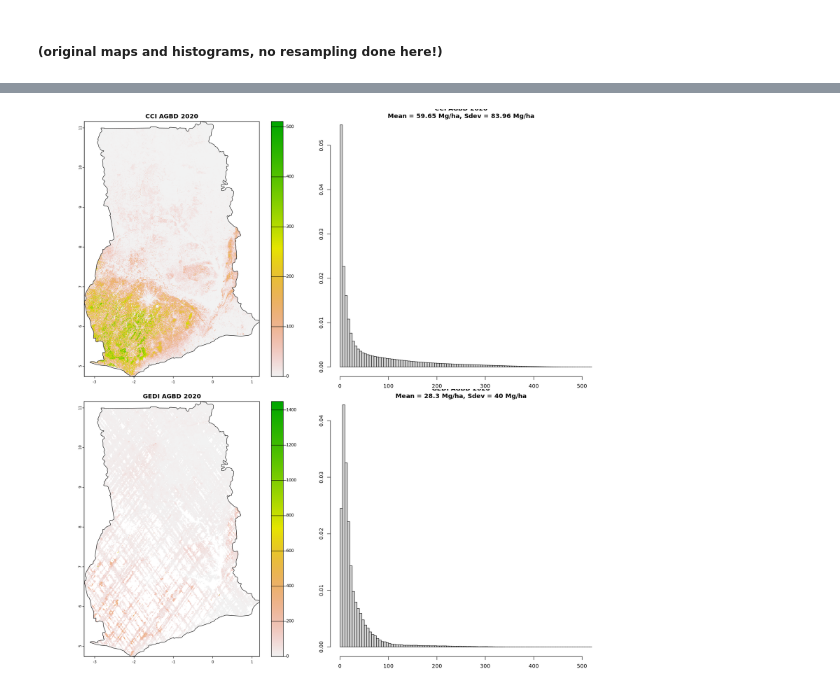
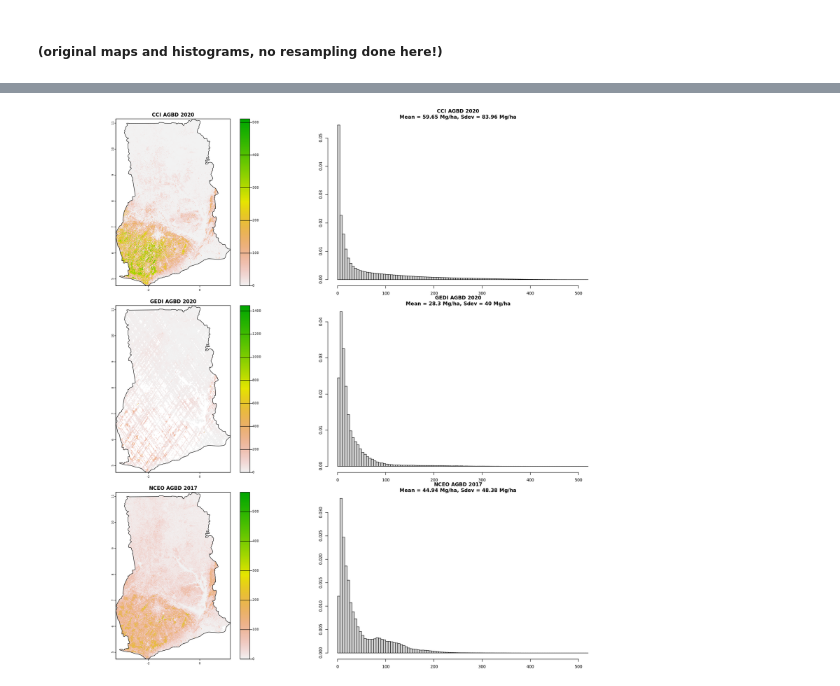
Before and after one commit to CEOSBiomassHarmonization/NASA_CMS, a Jupyter notebook: NASA_CMS_2023/Ghana/Country_summaries_GHA.ipynb, the cells around one changed output, grey strips where cells are left out. Saved outputs shown, nothing was run; the diff lists cells and outputs as text; code cells hidden in the pictures.

```diff
--- a/NASA_CMS_2023/Ghana/Country_summaries_GHA.ipynb
+++ b/NASA_CMS_2023/Ghana/Country_summaries_GHA.ipynb
@@ -107,5 +58,5 @@ if (dir.exists(Out_folder)){dir.create(file.path(Out_folder,paste0(iso3,'_Produc
 # %%
-maps <- c('CCI','GEDI') # List the maps for which a comparison is to be done ,'NCEO','JPL'
+maps <- c('CCI','GEDI','NCEO') # List the maps for which a comparison is to be done ,'NCEO','JPL'
 
 ################# Exception if country not in Africa ########################################
 if (is.element('NCEO', maps) & !Country_list$Continent[Country_list$CODE == iso3] == 'Africa'){
@@ -214,12 +151,7 @@ for (i in 1:length(maps)){
     maps_AOImasked[[length(maps_AOImasked) + 1]] <- paste0(tolower(maps[i]),"_AOImasked")
     Link_maps_AOImasked[[length(Link_maps_AOImasked) + 1]] <- file.path(Out_folder,paste0(iso3,'_Product_AOI'),paste0(maps[i],"_AOImasked.tif"))
     assign((text = paste0(tolower(maps[i]),"_AOImasked")),(mask(eval(parse(text=tolower(maps[i]))), aoi, updatevalue=NA)))
-    # if (maps[i]=='JPL'){
-    #     if (length(eval(parse(text="jpl_AOImasked"))) < 0.9*length(eval(parse(text="cci_AOImasked")))){
-    #         print("The JPL map is WRONG: It is corrupt or much smaller than expected...redoing...")
-    #         assign((text = paste0(tolower(maps[i]),"_AOImasked")),fixJPLfile(aoi=aoi))
-    #     }
-    # }
+
     corrected_values <- eval(parse(text=paste0(tolower(maps[i]),"_AOImasked")))
     corrected_values[corrected_values<0]=0
     assign((text = paste0(tolower(maps[i]),"_AOImasked")),corrected_values)
@@ -231,7 +163,7 @@ for (i in 1:length(maps)){
 maps_AOImasked <- maps_AOImasked[maps_AOImasked != ""]
 Link_maps_AOImasked <- Link_maps_AOImasked[Link_maps_AOImasked != ""]
 
-par(mfrow=c(length(maps),2), mar=c(2,2,1,1))
+par(mfrow=c(length(maps),2), mar=c(2,2,2,2))
 options(repr.plot.width=15, repr.plot.height=15)
 Save_Perc999 <- Percentile_xlim(maps=maps)
 for (i in 1:length(maps)){
@@ -258 +189 @@ Warning message in plot.sf(aoi, add = T, col = NA, border = "black"):
-[figure, old version]
+[figure, new version]
```
Also changed, not shown: parts of 17 cells of this notebook, 3 other files.
